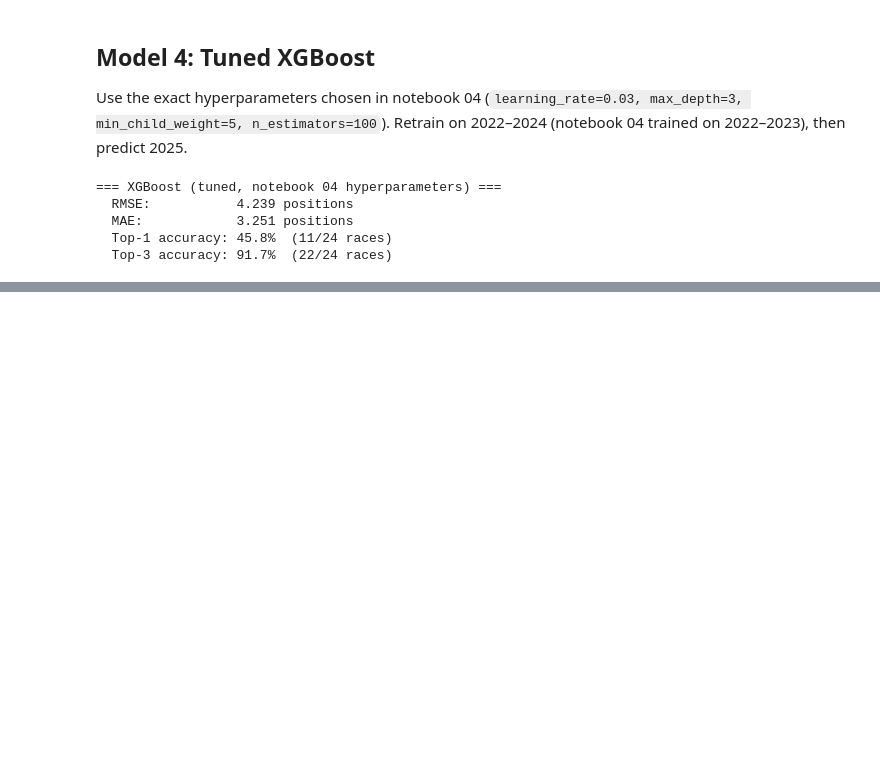
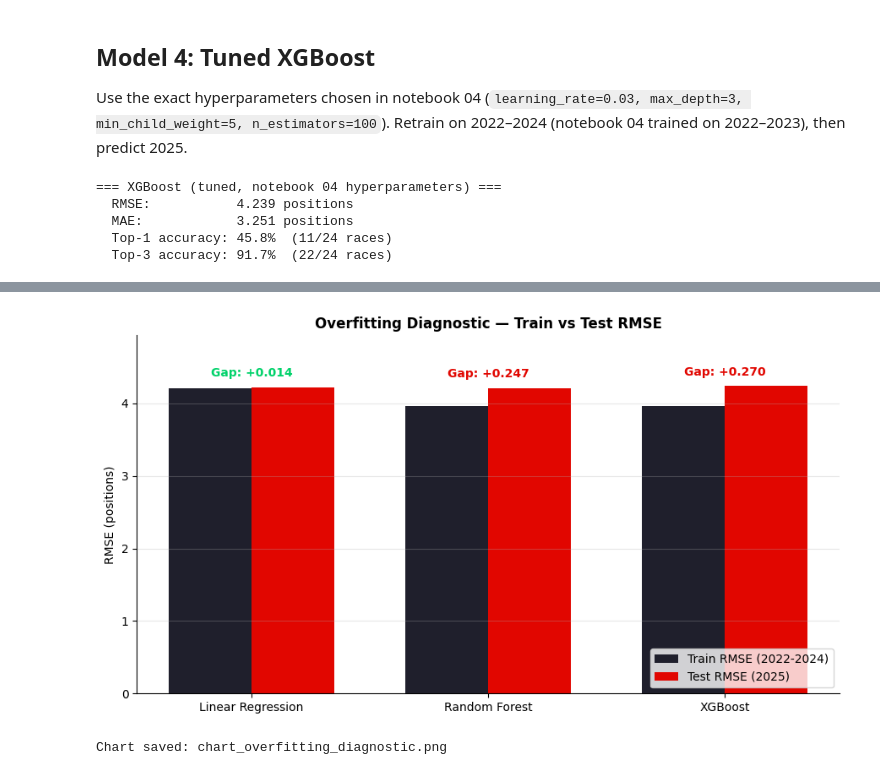
Before and after one commit to Om-Ravindra-Patil/F1-Race-Predictor, a Jupyter notebook: notebooks/06_model_comparison.ipynb, the cells around one changed output, grey strips where cells are left out. Saved outputs shown, nothing was run; the diff lists cells and outputs as text; code cells hidden in the pictures; blank space fills up the shorter version.

```diff
--- a/notebooks/06_model_comparison.ipynb
+++ b/notebooks/06_model_comparison.ipynb
@@ -234,0 +337,35 @@ results_xgb = evaluate_predictions(
+# %%
+# Plot train vs test RMSE for the three models (skip pole baseline — it has no "train")
+gap_plot = gap.copy()  # already in long form (Model = index, columns = Train/Test/Gap)
+
+fig, ax = plt.subplots(figsize=(9, 5))
+
+x = np.arange(len(gap_plot))
+width = 0.35
+
+bars_train = ax.bar(x - width/2, gap_plot["Train RMSE"], width, label="Train RMSE (2022-2024)", color="#1F1F2C")
+bars_test  = ax.bar(x + width/2, gap_plot["Test RMSE (2025)"], width, label="Test RMSE (2025)", color="#E10600")
+
+# Annotate the gap above each pair
+for i, (model, row) in enumerate(gap_plot.iterrows()):
+    gap_val = row["Gap (test - train)"]
+    y_max = max(row["Train RMSE"], row["Test RMSE (2025)"])
+    color = "#00D26A" if abs(gap_val) < 0.05 else "#E10600"
+    ax.text(i, y_max + 0.15, f"Gap: {gap_val:+.3f}", ha="center", fontsize=10, fontweight="bold", color=color)
+
+ax.set_xticks(x)
+ax.set_xticklabels(gap_plot.index)
+ax.set_ylabel("RMSE (positions)")
+ax.set_title("Overfitting Diagnostic — Train vs Test RMSE",
+             fontsize=12, fontweight="bold")
+ax.set_ylim(0, max(gap_plot["Test RMSE (2025)"].max(), gap_plot["Train RMSE"].max()) + 0.7)
+ax.legend(loc="lower right")
+ax.grid(axis="y", alpha=0.3)
+
+plt.tight_layout()
+plt.savefig("chart_overfitting_diagnostic.png", dpi=150, bbox_inches="tight")
+plt.show()
+print("Chart saved: chart_overfitting_diagnostic.png")
+# %% [output]
+[figure, added]
+Chart saved: chart_overfitting_diagnostic.png
```
Also changed, not shown: parts of 6 cells of this notebook, 1 other file.
